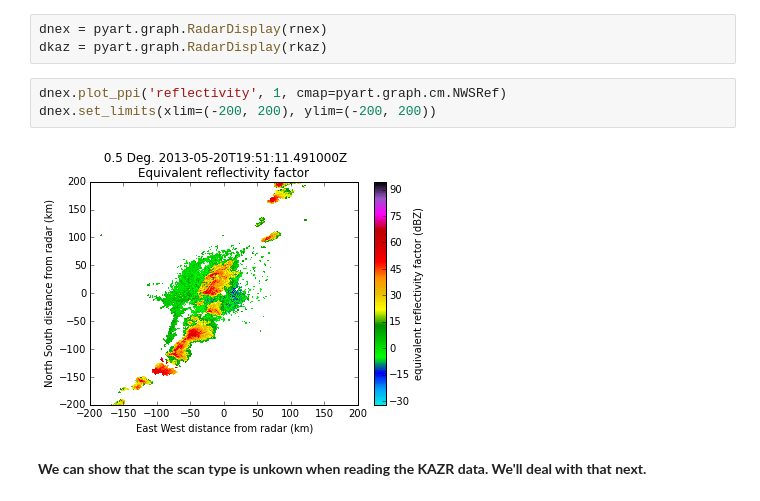
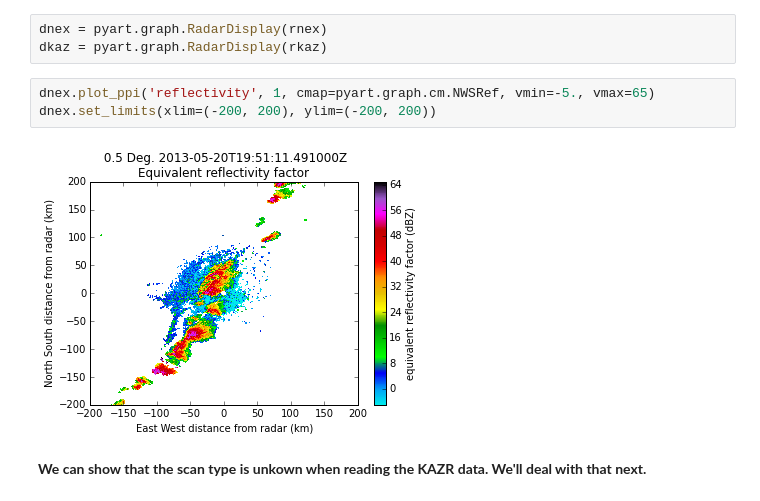
Before and after one commit to nguy/Notebooks, a Jupyter notebook: pyart_time_height.ipynb, the cells around one changed output. Drawn from its saved outputs; the diff is of its cells as text.

```diff
--- a/pyart_time_height.ipynb
+++ b/pyart_time_height.ipynb
@@ -28,10 +28,10 @@ rkaz = pyart.io.read(kazf)
 dnex = pyart.graph.RadarDisplay(rnex)
 dkaz = pyart.graph.RadarDisplay(rkaz)
 # %%
-dnex.plot_ppi('reflectivity', 1, cmap=pyart.graph.cm.NWSRef)
+dnex.plot_ppi('reflectivity', 1, cmap=pyart.graph.cm.NWSRef, vmin=-5., vmax=65)
 dnex.set_limits(xlim=(-200, 200), ylim=(-200, 200))
 # %% [output]
-[figure, old version]
+[figure, new version]
 # %% [markdown]
 <b>We can show that the scan type is unkown when reading the KAZR data. We'll deal with that next.</b>
 # %%
```
Also changed, not shown: parts of 1 cell of this notebook, 1 other file.
